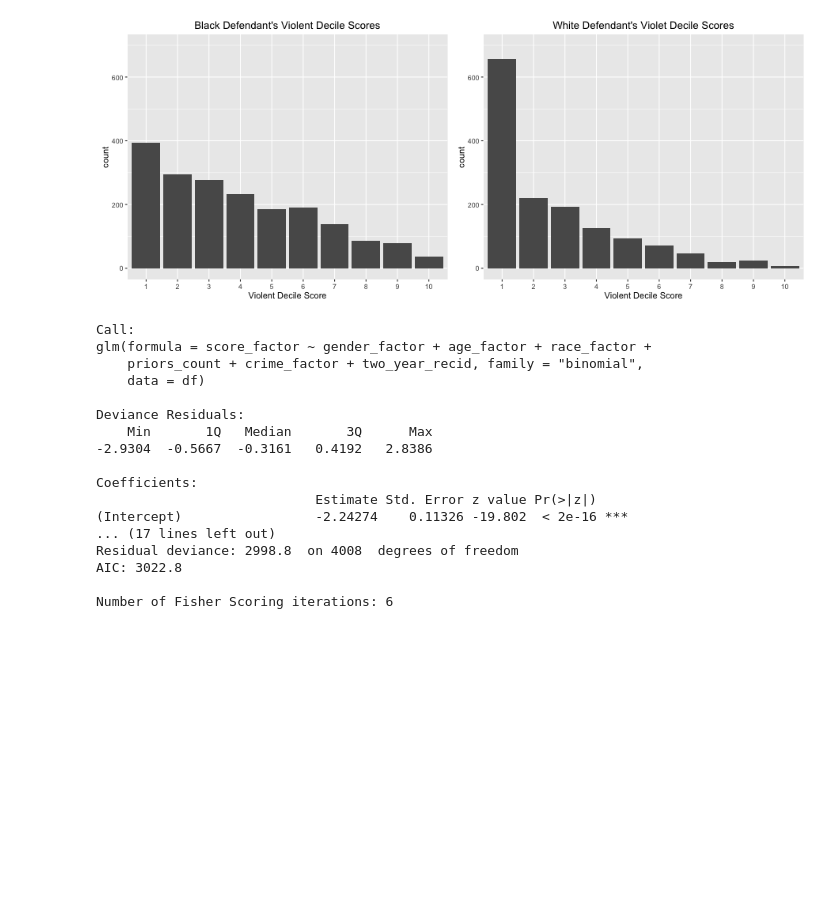
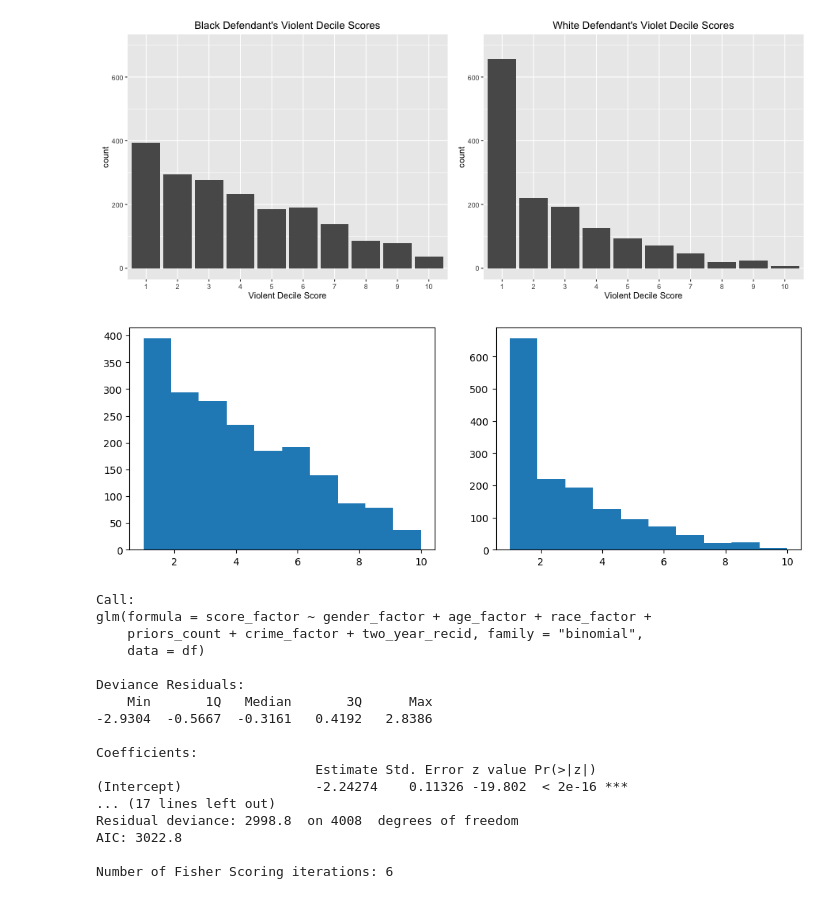
Before and after one commit to lisds/project-BannedBooks, a Jupyter notebook: Compas Analysis.ipynb, the cells around one changed output. Drawn from its saved outputs; the diff is of its cells as text; code cells hidden in the pictures; blank space fills up the shorter version.

```diff
--- a/Compas Analysis.ipynb
+++ b/Compas Analysis.ipynb
@@ -323,3 +320,5 @@ nrow(raw_data)
+# %%
+violent_data = pd.read_csv('CompasAnalysis/compas-scores-two-years-violent.csv')
 # %%
 %%R
 df <- dplyr::select(raw_data, age, c_charge_degree, race, age_cat, v_score_text, sex, priors_count,
@@ -332,6 +331,14 @@ df <- dplyr::select(raw_data, age, c_charge_degree, race, age_cat, v_score_text,
 nrow(df)
 # %% [output]
 [1] 4020
+# %%
+violent_df = violent_data[['age','c_charge_degree', 'race', 'age_cat', 'v_score_text', 'sex', 'priors_count','days_b_screening_arrest', 'v_decile_score', 'is_recid', 'two_year_recid']]
+violent_df = violent_df[violent_df['days_b_screening_arrest'] <= 30]
+violent_df = violent_df[violent_df['days_b_screening_arrest'] >= -30]
+violent_df = violent_df[violent_df['is_recid'] != -1]
+violent_df = violent_df[violent_df['c_charge_degree'] != '0']
+violent_df = violent_df[violent_df['v_score_text'] != 'N/A']
+assert len(violent_df) == 4020
 # %%
 %%R
 summary(df$age_cat)
@@ -375,6 +417,12 @@ pwhite <- ggplot(data=filter(df, race =="Caucasian"), aes(ordered(v_decile_score
 grid.arrange(pblack, pwhite,  ncol = 2)
 # %% [output]
 [figure]
+# %%
+fig, (ax1, ax2) = plt.subplots(1, 2, figsize=(12,4))
+ax1.hist(violent_df[violent_df['race'] == 'African-American']['v_decile_score'],bins=10);
+ax2.hist(violent_df[violent_df['race'] == 'Caucasian']['v_decile_score'],bins=10);
+# %% [output]
+[figure, added]
 # %%
 %%R
 df <- mutate(df, crime_factor = factor(c_charge_degree)) %>%
```
Also changed, not shown: parts of 16 cells of this notebook.
